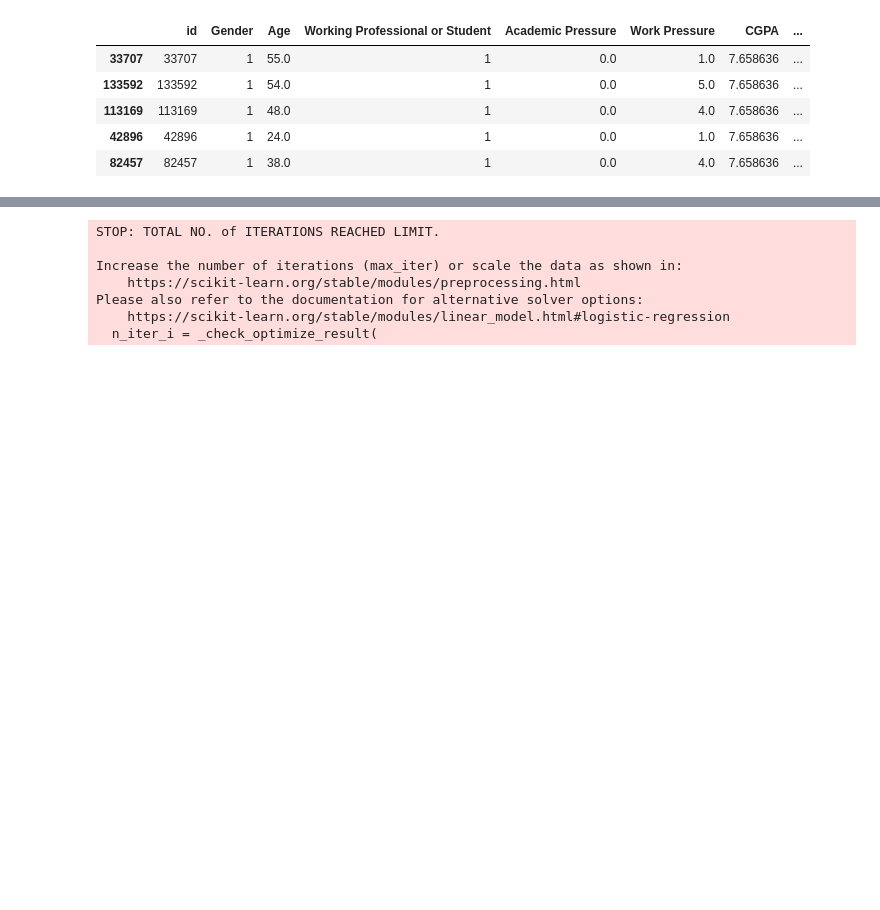
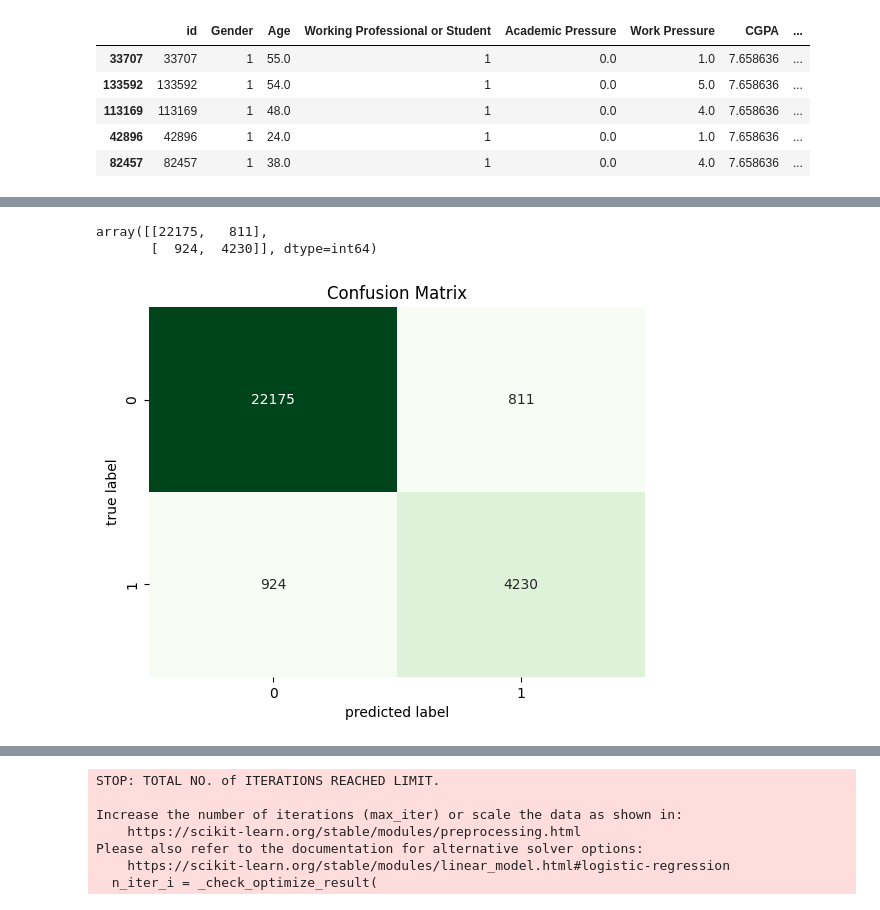
Before and after one commit to SrihariThipparthi/mental-health-prediction, a Jupyter notebook: metal_health.ipynb, the cells around one changed output, grey strips where cells are left out. Drawn from its saved outputs; the diff is of its cells as text; code cells hidden in the pictures; blank space fills up the shorter version.

```diff
--- a/metal_health.ipynb
+++ b/metal_health.ipynb
@@ -257,0 +280,8 @@ x_train.head()
+# %%
+x_train1 = x_train[features]
+x_test1 = x_test[features]
+# %%
+model = LGBMClassifier(learning_rate=0.03,num_boost_round=300)
+lgbm = model.fit(x_train1, y_train)
+pred = lgbm.predict(x_test1)
+fn.check_result(y_test, pred)
@@ -257,0 +304,4 @@ x_train.head()
+# %%
+model = RandomForestClassifier(n_estimators=1000, random_state=seed)
+rf = model.fit(x_train1, y_train)
+y_pred = rf.predict(x_test1)
@@ -257,0 +316,8 @@ x_train.head()
+# %%
+def confusion_metrix_plot(y_test, model):
+    cm = confusion_matrix(y_test, model)
+    sns.heatmap(cm, annot=True, fmt="d", cmap="Greens", cbar=False)
+    plt.title("Confusion Matrix")
+    plt.xlabel("predicted label")
+    plt.ylabel("true label")
+    plt.show()
@@ -257,0 +345,9 @@ x_train.head()
+# %%
+confusion_matrix(y_test, pred)
+# %% [output]
+array([[22175,   811],
+       [  924,  4230]], dtype=int64)
+# %%
+confusion_metrix_plot(y_test, pred) #0:no 1:yes
+# %% [output]
+[figure, added]
```
Also changed, not shown: parts of 20 cells of this notebook.
